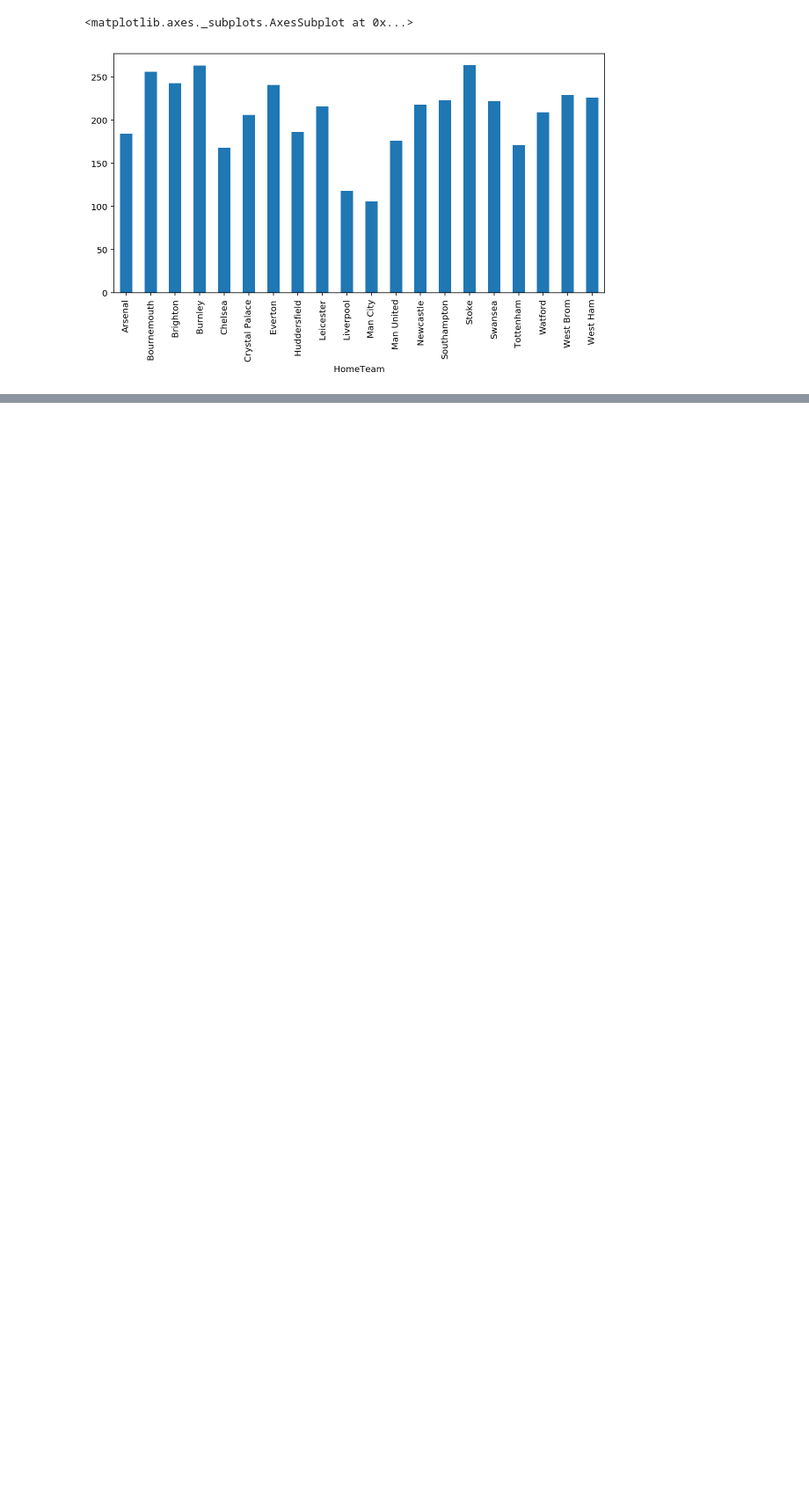
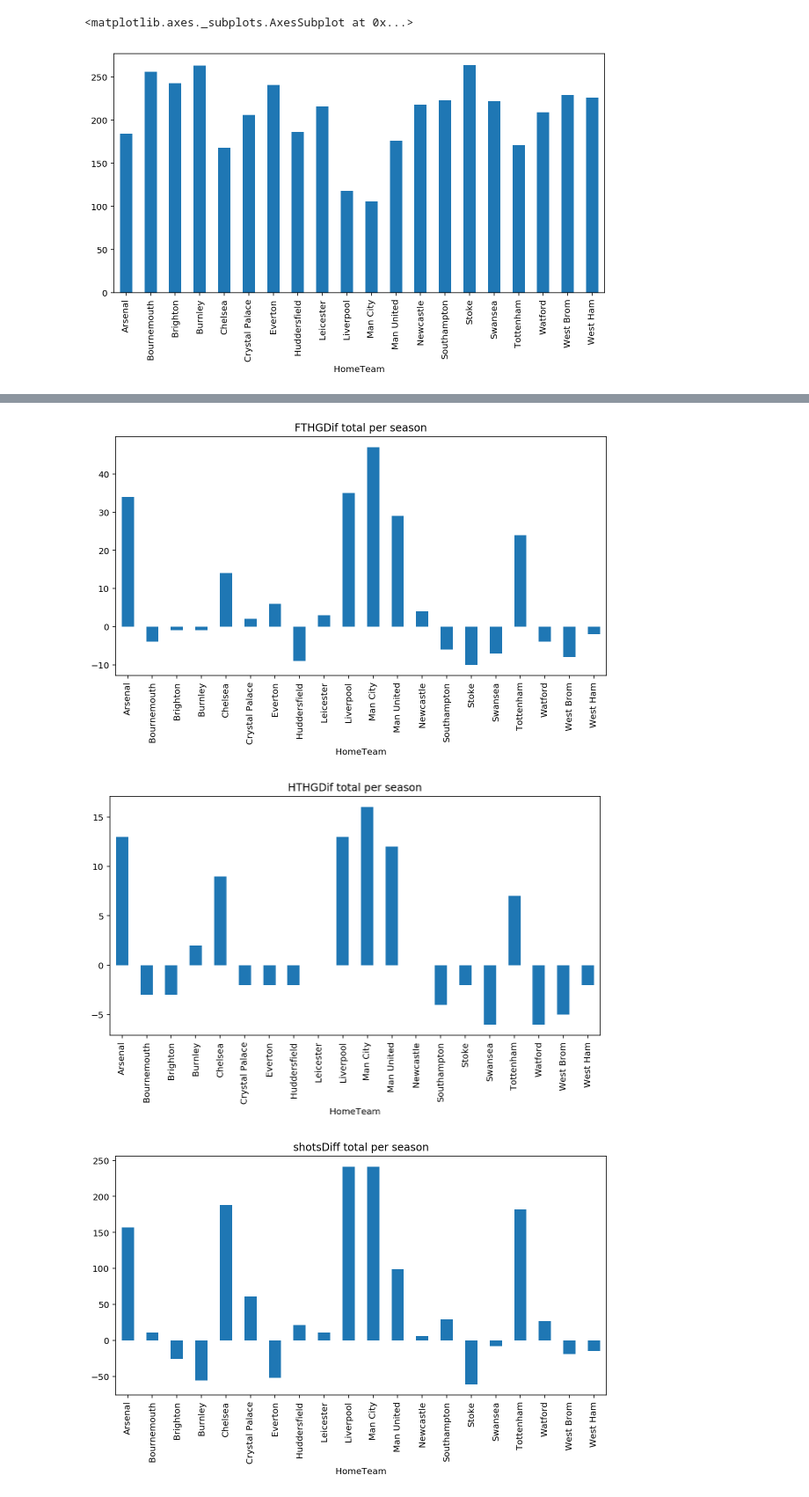
Before and after one commit to chizkidd/dsi-CapstoneProj, a Jupyter notebook: Capstone_EDA1.ipynb, the cells around one changed output, grey strips where cells are left out. Shown at 88% size. Drawn from its saved outputs; the diff is of its cells as text; code cells hidden in the pictures; blank space fills up the shorter version.

```diff
--- a/Capstone_EDA1.ipynb
+++ b/Capstone_EDA1.ipynb
@@ -212,3 +261,14 @@ df2.groupby('HomeTeam')['AS'].sum().plot(kind='bar', figsize=(10,5))
 # %% [output]
 <matplotlib.axes._subplots.AxesSubplot at 0x...>
 [figure]
+# %%
+df2['shotsDiff'] = df2.HS - df2.AS
+df2['shotsonTargetDiff'] = df2.HST - df2.AST
+#df2['hitWoodworkDiff'] = df2.HHW - df2.AHW
+df2['cornersDiff'] = df2.HC - df2.AC
+df2['foulsCommittedDiff'] = df2.HF - df2.AF
+#df2['freeKickConcededDiff'] = df2.HFKC - df2.AFKC
+#df2['offsideDiff'] = df2.HO - df2.AO
+df2['yellowcardDiff'] = df2.HY - df2.AY
+df2['redcardDiff'] = df2.HR - df2.AR
+df2['bookingptsDiff'] = df2.HBP - df2.ABP
@@ -214,0 +294,12 @@ df2.groupby('HomeTeam')['AS'].sum().plot(kind='bar', figsize=(10,5))
+# %%
+diff_cols = ['FTHGDif', 'HTHGDif','shotsDiff', 'shotsonTargetDiff',
+             'cornersDiff', 'foulsCommittedDiff','yellowcardDiff',
+             'redcardDiff', 'bookingptsDiff']
+for col in diff_cols:
+    df2.groupby('HomeTeam')[col].sum().plot(kind='bar', figsize=(10,5))
+    plt.title(col + ' total per season')
+    plt.show()
+# %% [output]
+[figure, added]
+[figure, added]
+[figure, added]
```
Also changed, not shown: parts of 14 cells of this notebook.
